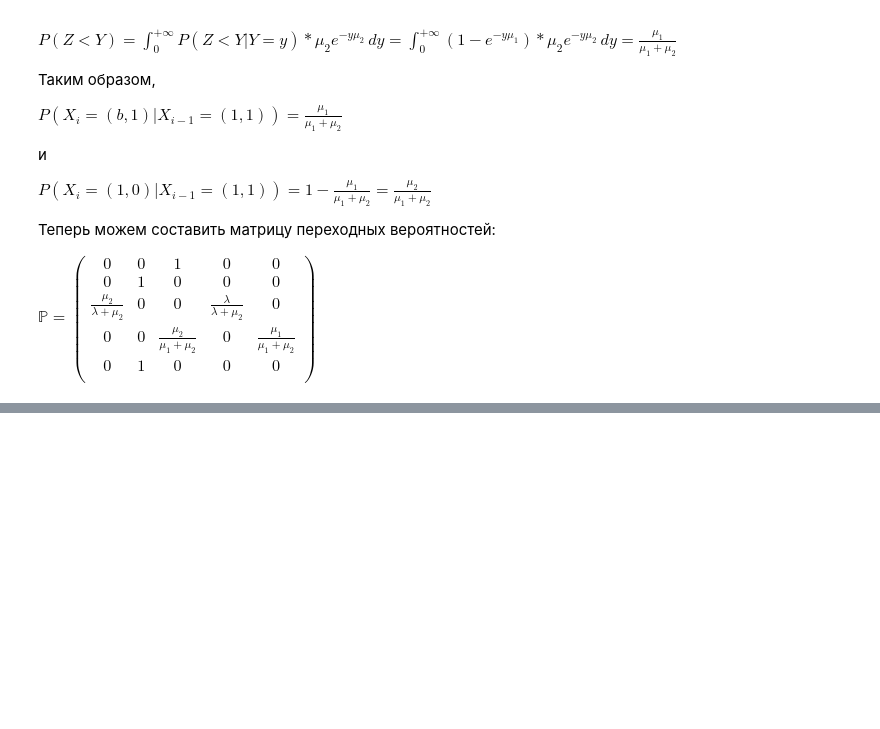
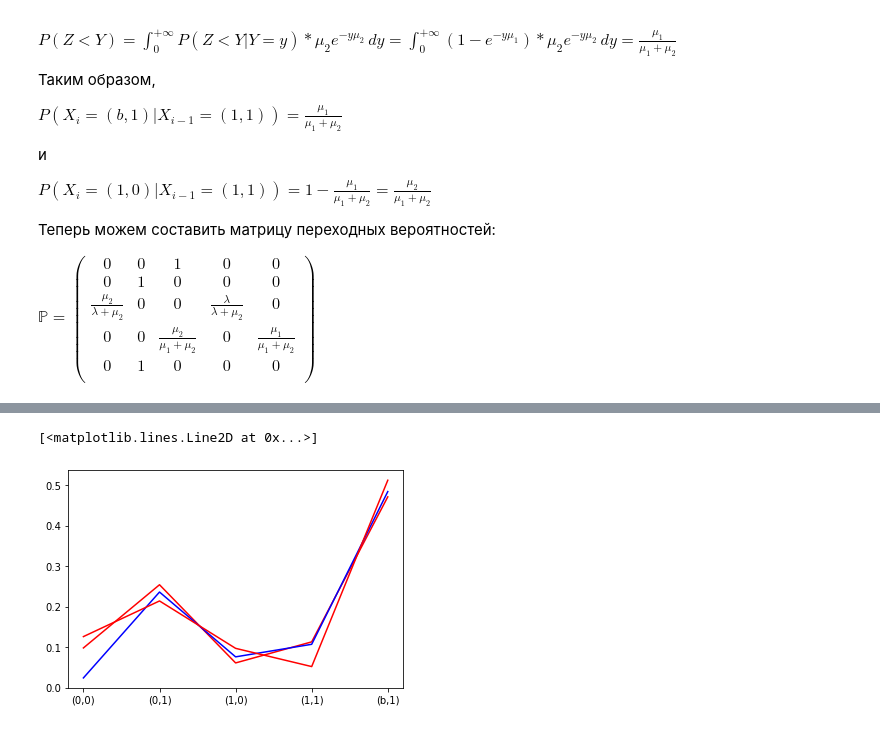
Before and after one commit to A1t3r/ShoeShineShop-model, a Jupyter notebook: Report.ipynb, the cells around one changed output, grey strips where cells are left out. Saved outputs shown, nothing was run; the diff lists cells and outputs as text; code cells hidden in the pictures; blank space fills up the shorter version.

```diff
--- a/Report.ipynb
+++ b/Report.ipynb
@@ -153,0 +133,16 @@ $
+# %%
+import matplotlib.pyplot as plt
+import pandas as pd
+res_arr = [[0.098, 0.254, 0.061, 0.113, 0.471], [0.024, 0.236, 0.076, 0.107, 0.484],
+          [0.126, 0.214, 0.097, 0.052,  0.512]]
+names = ["test_1", "test_2", "therory"]
+cols = ["(0,0)", "(0,1)", "(1,0)", "(1,1)", "(b,1)"]
+results = pd.DataFrame(data=res_arr, columns=cols)
+results["name"] = names
+
+plt.plot(cols[:5], (results.loc[0])[:5], 'r')
+plt.plot(cols[:5], (results.loc[1])[:5], 'b')
+plt.plot(cols[:5], (results.loc[2])[:5], 'r')
+# %% [output]
+[<matplotlib.lines.Line2D at 0x...>]
+[figure, added]
```
Also changed, not shown: parts of 4 cells of this notebook.
